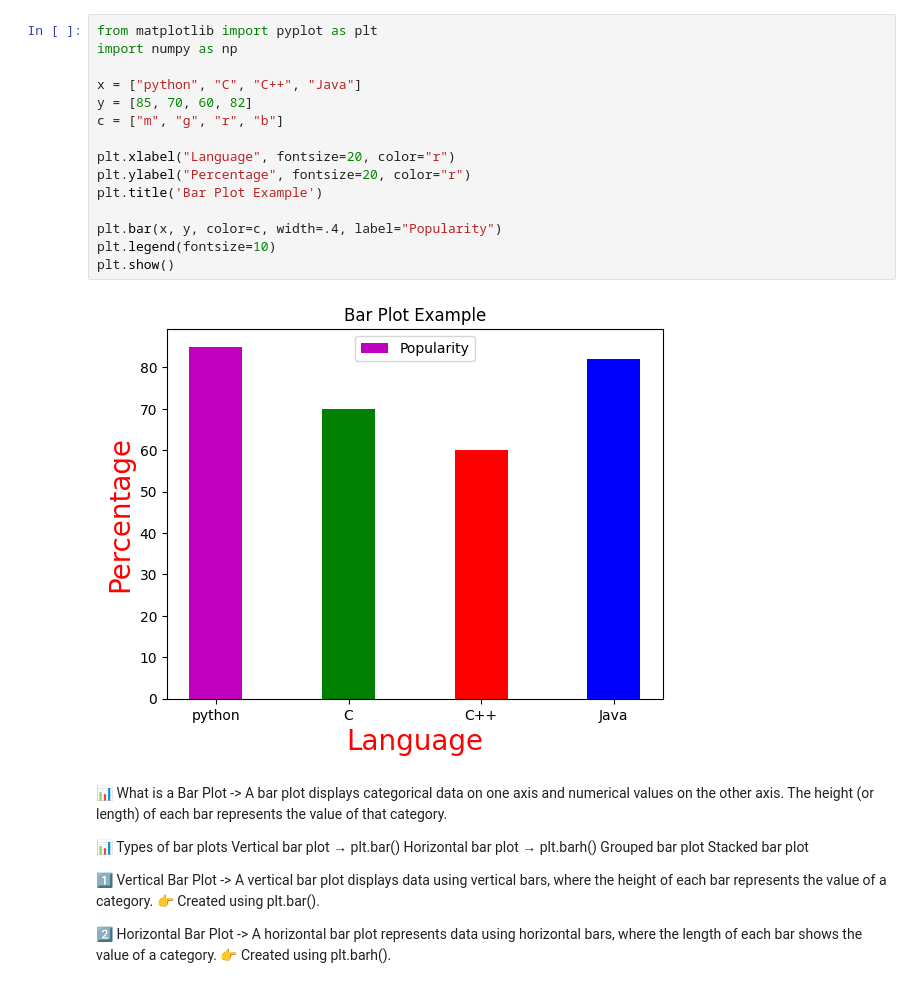
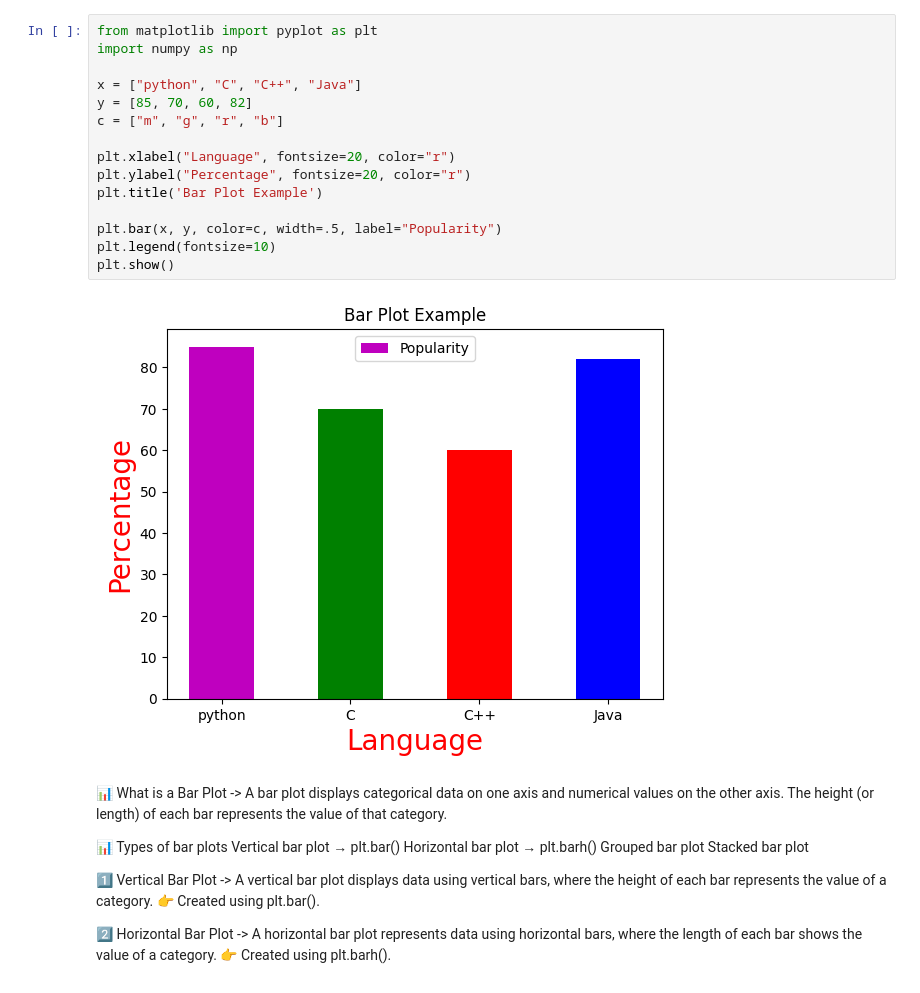
Before and after one commit to Girjendra/Python-Libraries-Practice, a Jupyter notebook: Matplotlib/01_barplot.ipynb, the cells around one changed output. Cells and saved outputs as stored; diff of their text form.

```diff
--- a/Matplotlib/01_barplot.ipynb
+++ b/Matplotlib/01_barplot.ipynb
@@ -1,20 +1,20 @@
 # %%
 from matplotlib import pyplot as plt
 import numpy as np
 
 x = ["python", "C", "C++", "Java"]
 y = [85, 70, 60, 82]
 c = ["m", "g", "r", "b"]
 
 plt.xlabel("Language", fontsize=20, color="r")
 plt.ylabel("Percentage", fontsize=20, color="r")
 plt.title('Bar Plot Example')
 
-plt.bar(x, y, color=c, width=.4, label="Popularity")
+plt.bar(x, y, color=c, width=.5, label="Popularity")
 plt.legend(fontsize=10)
 plt.show()
 # %% [output]
-[figure, old version]
+[figure, new version]
 # %% [markdown]
 📊 What is a Bar Plot -> A bar plot displays categorical data on one axis and numerical values on the other axis.
 The height (or length) of each bar represents the value of that category.
```
Also changed, not shown: 16 other files.
